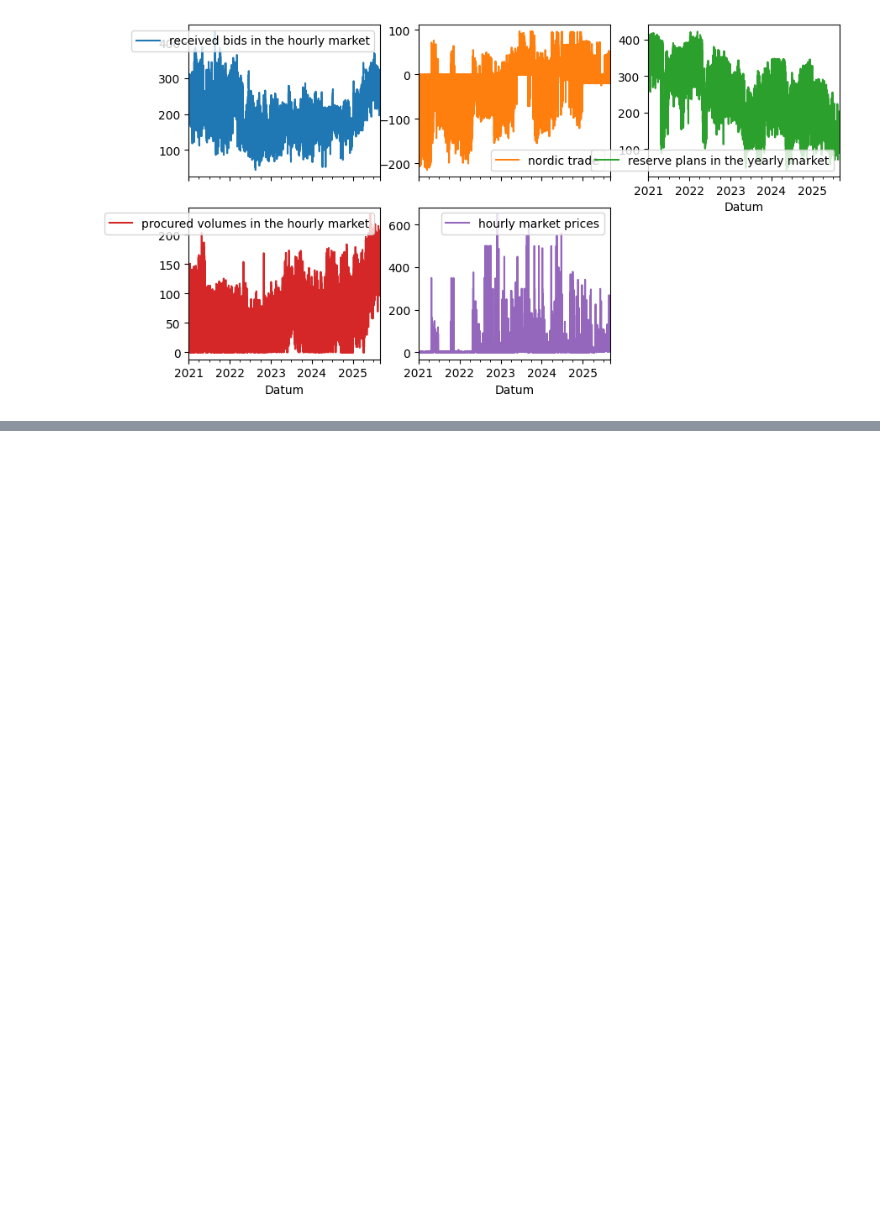
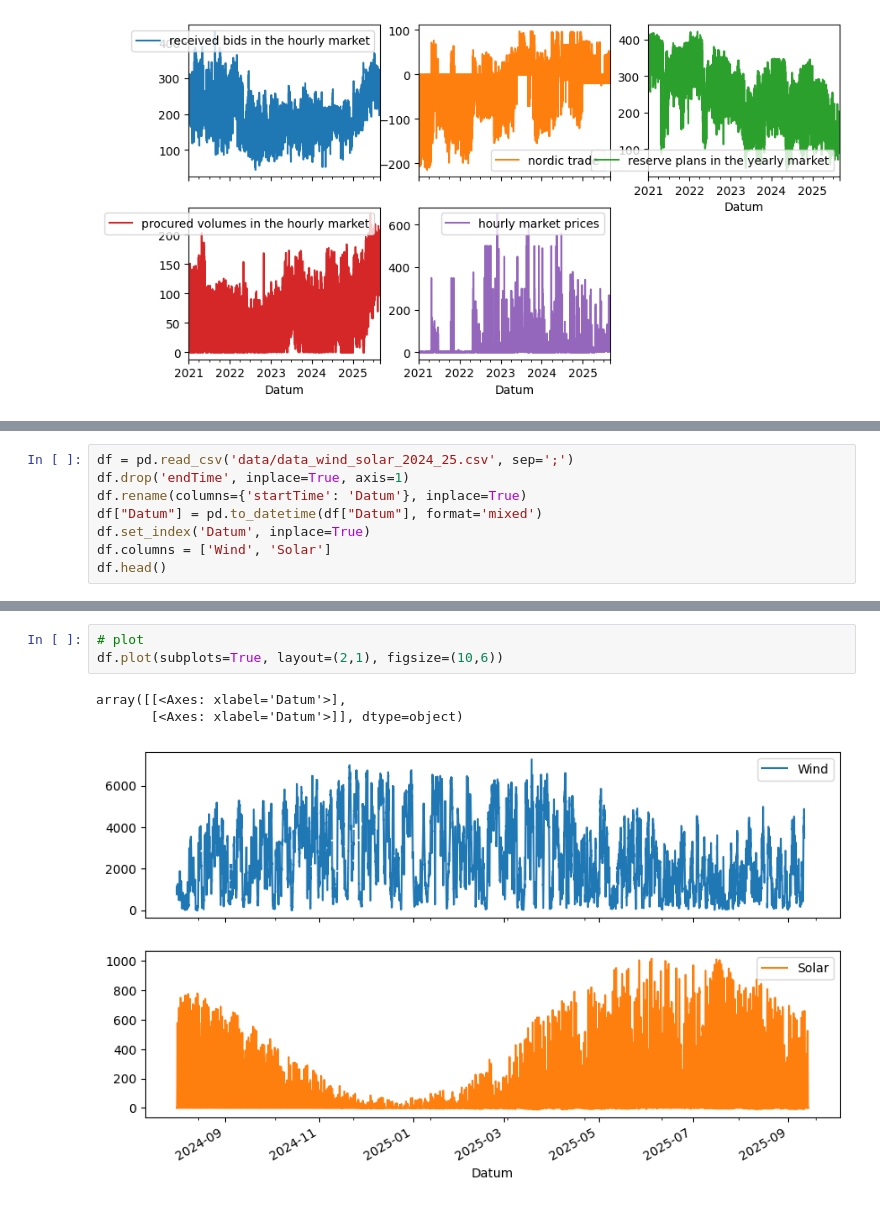
Before and after one commit to cvonholly/dvpp_reward_mechanism, a Jupyter notebook: data_analysis.ipynb, the cells around one changed output, grey strips where cells are left out. Saved outputs shown, nothing was run; the diff lists cells and outputs as text; blank space fills up the shorter version.

Commit message:
updates to dvpp simulation, create data analysis for solar pv and wind data, create simulate_swb script

```diff
--- a/data_analysis.ipynb
+++ b/data_analysis.ipynb
@@ -142,0 +153,8 @@ df_fcrd.describe()
+# %%
+df = pd.read_csv('data/data_wind_solar_2024_25.csv', sep=';')
+df.drop('endTime', inplace=True, axis=1)
+df.rename(columns={'startTime': 'Datum'}, inplace=True)
+df["Datum"] = pd.to_datetime(df["Datum"], format='mixed')
+df.set_index('Datum', inplace=True)
+df.columns = ['Wind', 'Solar']
+df.head()
@@ -142,0 +169,7 @@ df_fcrd.describe()
+# %%
+# plot
+df.plot(subplots=True, layout=(2,1), figsize=(10,6))
+# %% [output]
+array([[<Axes: xlabel='Datum'>],
+       [<Axes: xlabel='Datum'>]], dtype=object)
+[figure, added]
```
Also changed, not shown: parts of 5 cells of this notebook, 7 other files.
